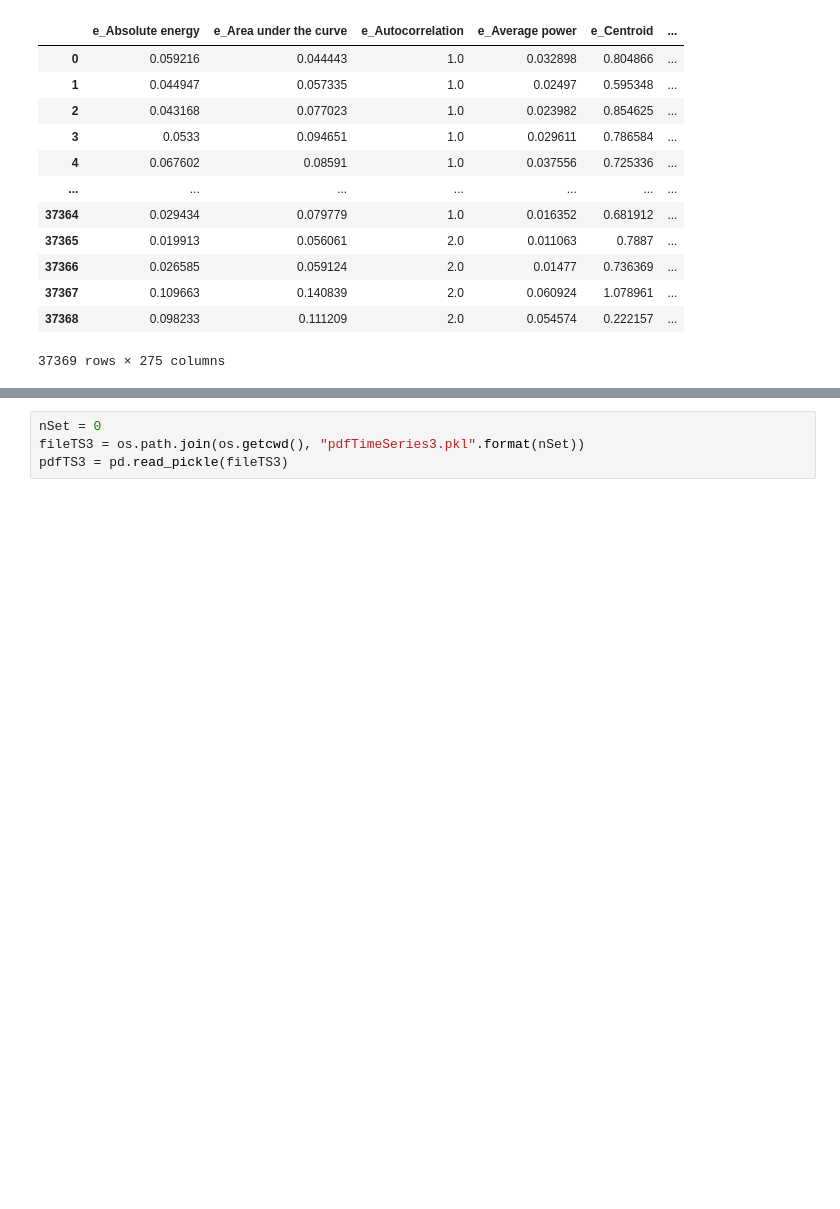
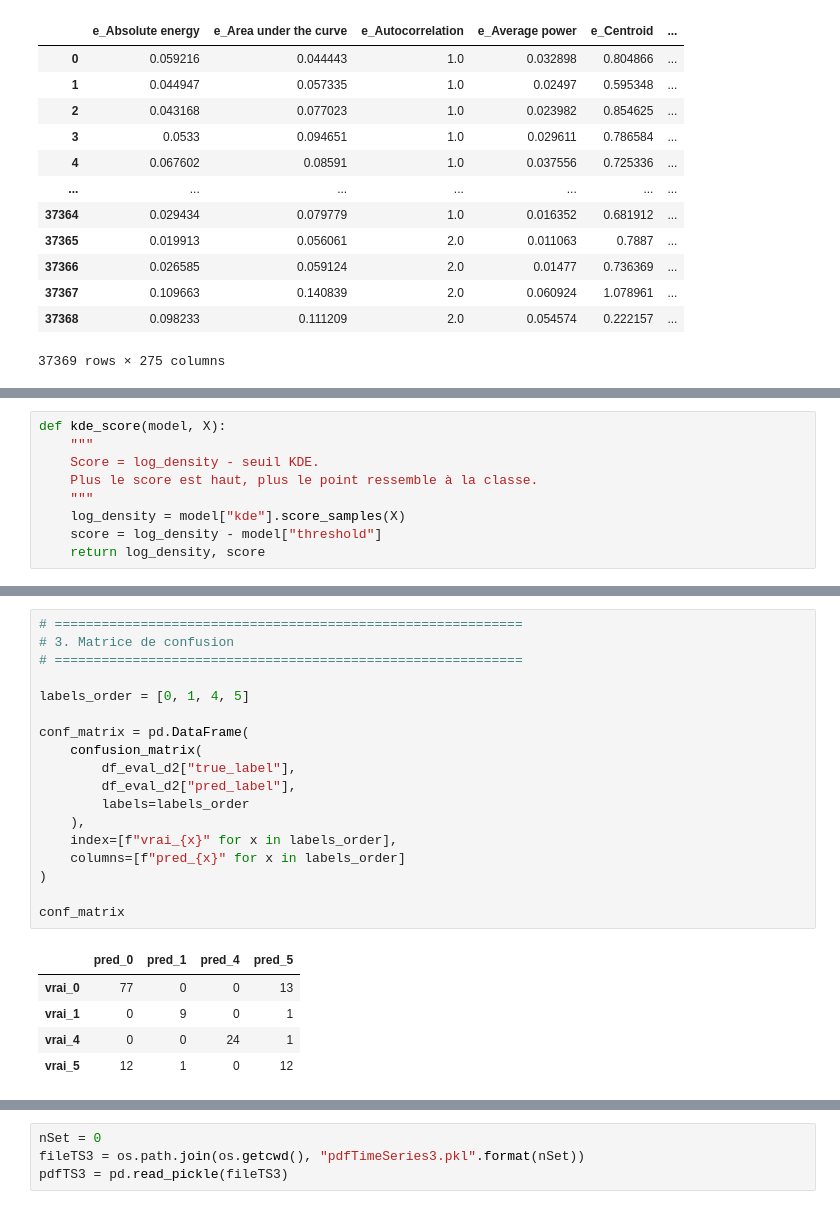
Before and after one commit to louay-git/EI_Stellantis, a Jupyter notebook: test_ocsvm_dataset4.ipynb, the cells around one changed output, grey strips where cells are left out. Saved outputs shown, nothing was run; the diff lists cells and outputs as text; blank space fills up the shorter version.

```diff
--- a/dataset0/test_bestscore.ipynb
+++ b/test_ocsvm_dataset4.ipynb
@@ -667,0 +980,9 @@ pdfEF2
+# %%
+def kde_score(model, X):
+    """
+    Score = log_density - seuil KDE.
+    Plus le score est haut, plus le point ressemble à la classe.
+    """
+    log_density = model["kde"].score_samples(X)
+    score = log_density - model["threshold"]
+    return log_density, score
@@ -667,0 +1352,24 @@ pdfEF2
+# %%
+# ============================================================
+# 3. Matrice de confusion
+# ============================================================
+
+labels_order = [0, 1, 4, 5]
+
+conf_matrix = pd.DataFrame(
+    confusion_matrix(
+        df_eval_d2["true_label"],
+        df_eval_d2["pred_label"],
+        labels=labels_order
+    ),
+    index=[f"vrai_{x}" for x in labels_order],
+    columns=[f"pred_{x}" for x in labels_order]
+)
+
+conf_matrix
+# %% [output]
+|  | pred_0 | pred_1 | pred_4 | pred_5 |
+| vrai_0 | 77 | 0 | 0 | 13 |
+| vrai_1 | 0 | 9 | 0 | 1 |
+| vrai_4 | 0 | 0 | 24 | 1 |
+| vrai_5 | 12 | 1 | 0 | 12 |
```
Also changed, not shown: parts of 37 cells of this notebook, 5 other files.
